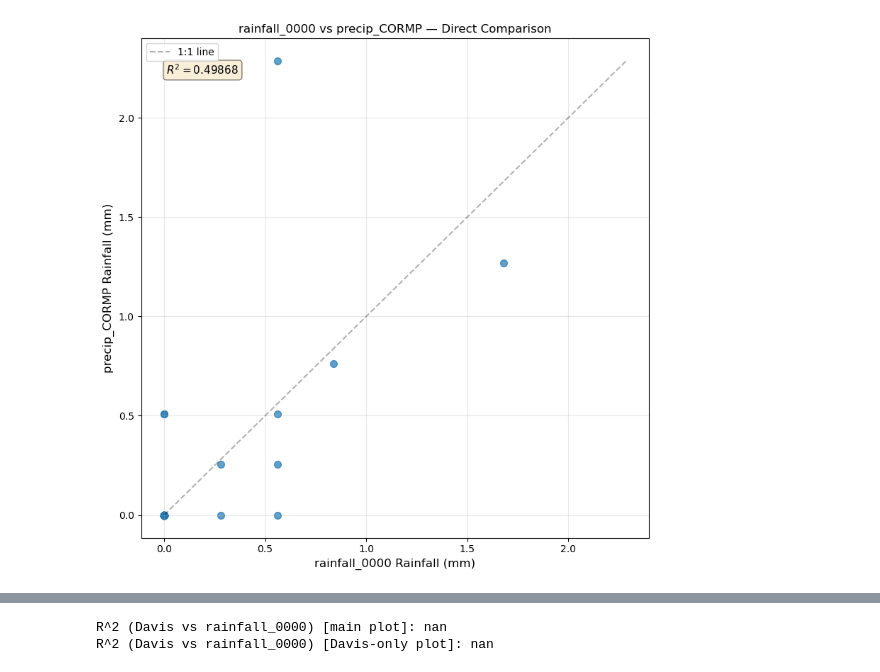
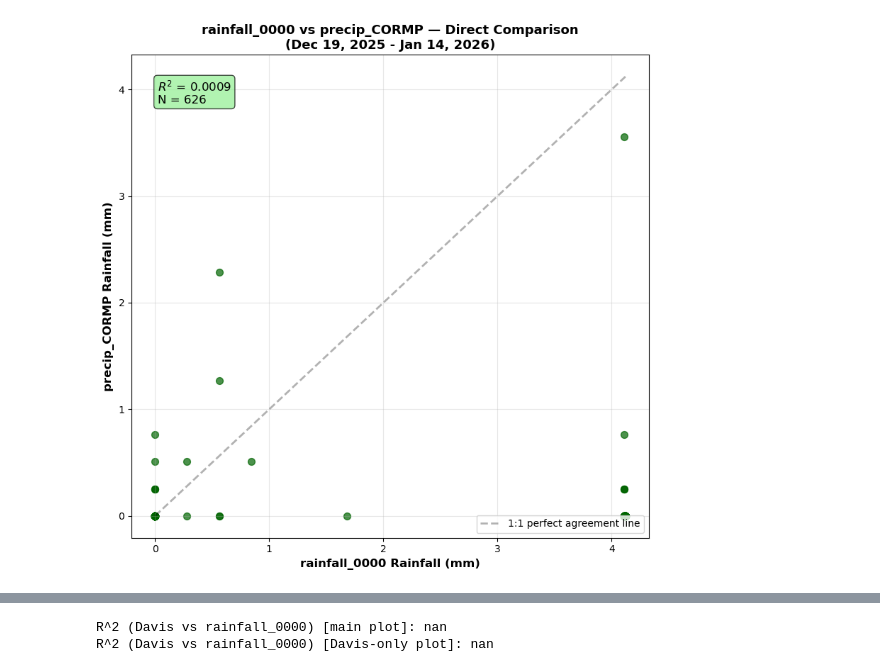
Before and after one commit to COAST-Lab/Open-Water-Level-and-Rainfall-Sensor, a Jupyter notebook: Data Analysis/practiceAnalysis.ipynb, the cells around one changed output, grey strips where cells are left out. Drawn from its saved outputs; the diff is of its cells as text; code cells hidden in the pictures.

```diff
--- a/Data Analysis/practiceAnalysis.ipynb
+++ b/Data Analysis/practiceAnalysis.ipynb
@@ -261,71 +400,86 @@ Plotted 409 points
 # %%
-# Compare rainfall_0000 and precip_CORMP directly
-# Plot rainfall_0000 on X-axis and precip_CORMP on Y-axis
+# Rainfall_0000 vs precip_CORMP — Direct Sensor Comparison
+# Merge datasets by datetime, compute correlation (R²), and plot
 
+print("=" * 70)
+print("ANALYSIS 3: rainfall_0000 vs precip_CORMP Comparison")
+print("=" * 70)
+
+# Reload and process both datasets for clean analysis
 cormp_only = load_and_process(file_1, assume_inches=True, already_hourly=False)
 rain0_cormp = load_and_process(file_3, assume_inches=False, already_hourly=True)
 
 start = pd.to_datetime('2025-12-19 09:00')
-end = pd.to_datetime('2026-01-06 09:00')
+end = pd.to_datetime('2026-01-14 11:00')
 
 cormp_only = cormp_only[(cormp_only['datetime'] >= start) & (cormp_only['datetime'] <= end)].reset_index(drop=True)
 rain0_cormp = rain0_cormp[(rain0_cormp['datetime'] >= start) & (rain0_cormp['datetime'] <= end)].reset_index(drop=True)
 
-print(f"CORMP shape before rounding: {cormp_only.shape}")
-print(f"rainfall_0000 shape before rounding: {rain0_cormp.shape}")
+print(f"\nBefore datetime alignment:")
+print(f"  CORMP shape: {cormp_only.shape}")
+print(f"  rainfall_0000 shape: {rain0_cormp.shape}")
 
 # Round both to nearest HOUR to align hourly data (discard minutes and seconds)
 cormp_only['datetime'] = cormp_only['datetime'].dt.floor('H')
 rain0_cormp['datetime'] = rain0_cormp['datetime'].dt.floor('H')
 
-print(f"\nAfter rounding to hour:")
-print(f"CORMP first 5: {cormp_only['datetime'].head().tolist()}")
-print(f"rainfall_0000 first 5: {rain0_cormp['datetime'].head().tolist()}")
+print(f"\nAfter rounding to nearest hour:")
+print(f"  CORMP first 5 timestamps: {cormp_only['datetime'].head().tolist()}")
+print(f"  rainfall_0000 first 5 timestamps: {rain0_cormp['datetime'].head().tolist()}")
 
 # Check for overlapping datetimes
 cormp_dates = set(cormp_only['datetime'])
 rain0_dates = set(rain0_cormp['datetime'])
 overlap = cormp_dates.intersection(rain0_dates)
-print(f"\nOverlapping datetimes: {len(overlap)}")
+print(f"\nOverlapping hourly timestamps: {len(overlap)} hours")
 
-# align datasets on datetime for direct comparison
+# Align datasets on datetime for direct comparison
 merged_cr_only = pd.merge(rain0_cormp, cormp_only, on='datetime', how='inner', suffixes=('_rain0','_cormp'))
-print(f"Merged shape: {merged_cr_only.shape}")
+print(f"Merged dataset shape: {merged_cr_only.shape}")
 
+# Compute correlation, R², and slope
 if not merged_cr_only.empty:
+    from scipy import stats
     corr_cr = merged_cr_only['rain_mm_rain0'].corr(merged_cr_only['rain_mm_cormp'])
     r2_cr = corr_cr**2 if pd.notna(corr_cr) else float('nan')
-    print(f"R^2: {r2_cr}")
+    # Calculate slope via linear regression
+    slope_cr, intercept_cr, _, _, _ = stats.linregress(merged_cr_only['rain_mm_rain0'], merged_cr_only['rain_mm_cormp'])
+    print(f"\nPearson Correlation: {corr_cr:.4f}")
+    print(f"R² (Coefficient of Determination): {r2_cr:.4f}")
+    print(f"Slope: {slope_cr:.4f}")
 else:
     r2_cr = float('nan')
+    slope_cr = float('nan')
+    print("No overlapping data found!")
 
-# Create scatter plot: rainfall_0000 (X) vs precip_CORMP (Y)
+# Create scatter plot: rainfall_0000 (X-axis) vs precip_CORMP (Y-axis)
+print(f"\nGenerating scatter plot...")
 plt.figure(figsize=(8,8))
 if not merged_cr_only.empty:
-    plt.scatter(merged_cr_only['rain_mm_rain0'], merged_cr_only['rain_mm_cormp'], s=50, alpha=0.7)
-    print(f"Plotted {len(merged_cr_only)} points")
+    plt.scatter(merged_cr_only['rain_mm_rain0'], merged_cr_only['rain_mm_cormp'], s=50, alpha=0.7, color='darkgreen')
+    print(f"  Plotted {len(merged_cr_only)} data points")
 else:
-    print("No data to plot - no overlapping datetimes found")
+    print("  No data to plot - no overlapping datetimes found")
 
-plt.xlabel('rainfall_0000 Rainfall (mm)', fontsize=12)
-plt.ylabel('precip_CORMP Rainfall (mm)', fontsize=12)
-plt.title('rainfall_0000 vs precip_CORMP — Direct Comparison', fontsize=12)
+plt.xlabel('rainfall_0000 Rainfall (mm)', fontsize=12, fontweight='bold')
+plt.ylabel('precip_CORMP Rainfall (mm)', fontsize=12, fontweight='bold')
+plt.title('rainfall_0000 vs precip_CORMP — Direct Comparison\n(Dec 19, 2025 - Jan 14, 2026)', fontsize=13, fontweight='bold')
 
-# add 1:1 reference line
-if not merged_cr_only.empty:
-    max_val = max(merged_cr_only['rain_mm_rain0'].max(), merged_cr_only['rain_mm_cormp'].max())
-    plt.plot([0, max_val], [0, max_val], 'k--', alpha=0.3, label='1:1 line')
-
-# annotate R^2
+# Annotate R² on plot
 try:
     ax = plt.gca()
     if pd.notna(r2_cr) and not merged_cr_only.empty:
-        ax.text(0.05, 0.95, f'$R^2 = {r2_cr:.5g}$', transform=ax.transAxes, fontsize=11, va='top', bbox=dict(boxstyle='round', facecolor='wheat', alpha=0.5))
-except Exception:
-    pass
+        ax.text(0.05, 0.95, f'$R^2$ = {r2_cr:.4f}\nN = {len(merged_cr_only)}',
+                transform=ax.transAxes, fontsize=12, va='top',
+                bbox=dict(boxstyle='round', facecolor='lightgreen', alpha=0.7))
+except Exception as e:
+    print(f"Warning: Could not annotate plot: {e}")
 
 if not merged_cr_only.empty:
-    plt.legend()
+    max_val = max(merged_cr_only['rain_mm_rain0'].max(), merged_cr_only['rain_mm_cormp'].max())
+    plt.plot([0, max_val], [0, max_val], 'k--', alpha=0.3, linewidth=2, label='1:1 perfect agreement line')
+    plt.legend(loc='lower right')
+
 plt.grid(True, alpha=0.3)
 plt.tight_layout()
 plt.show()
@@ -344 +504 @@ Plotted 409 points
-[figure, old version]
+[figure, new version]
```
Also changed, not shown: parts of 7 cells of this notebook, 5 other files.
